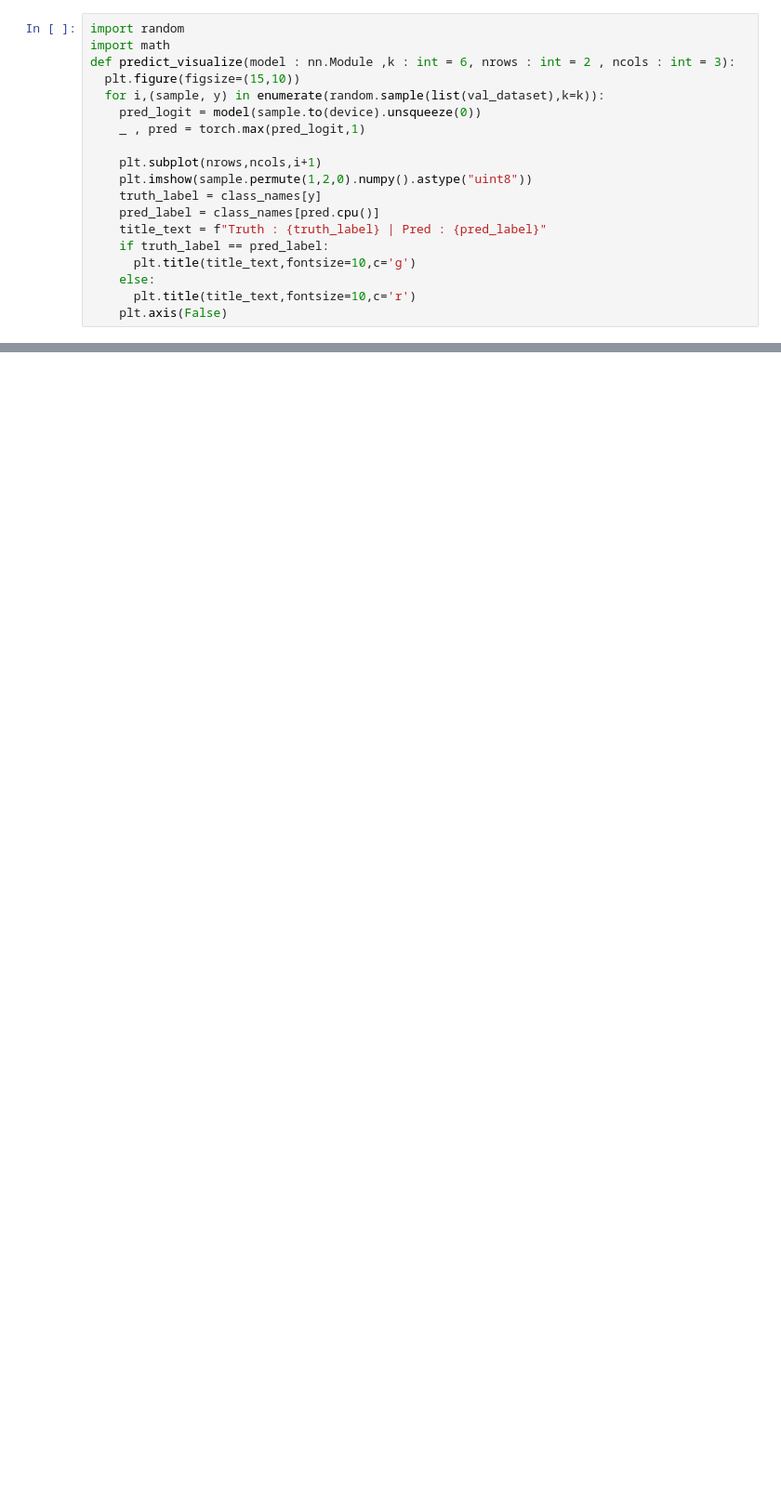
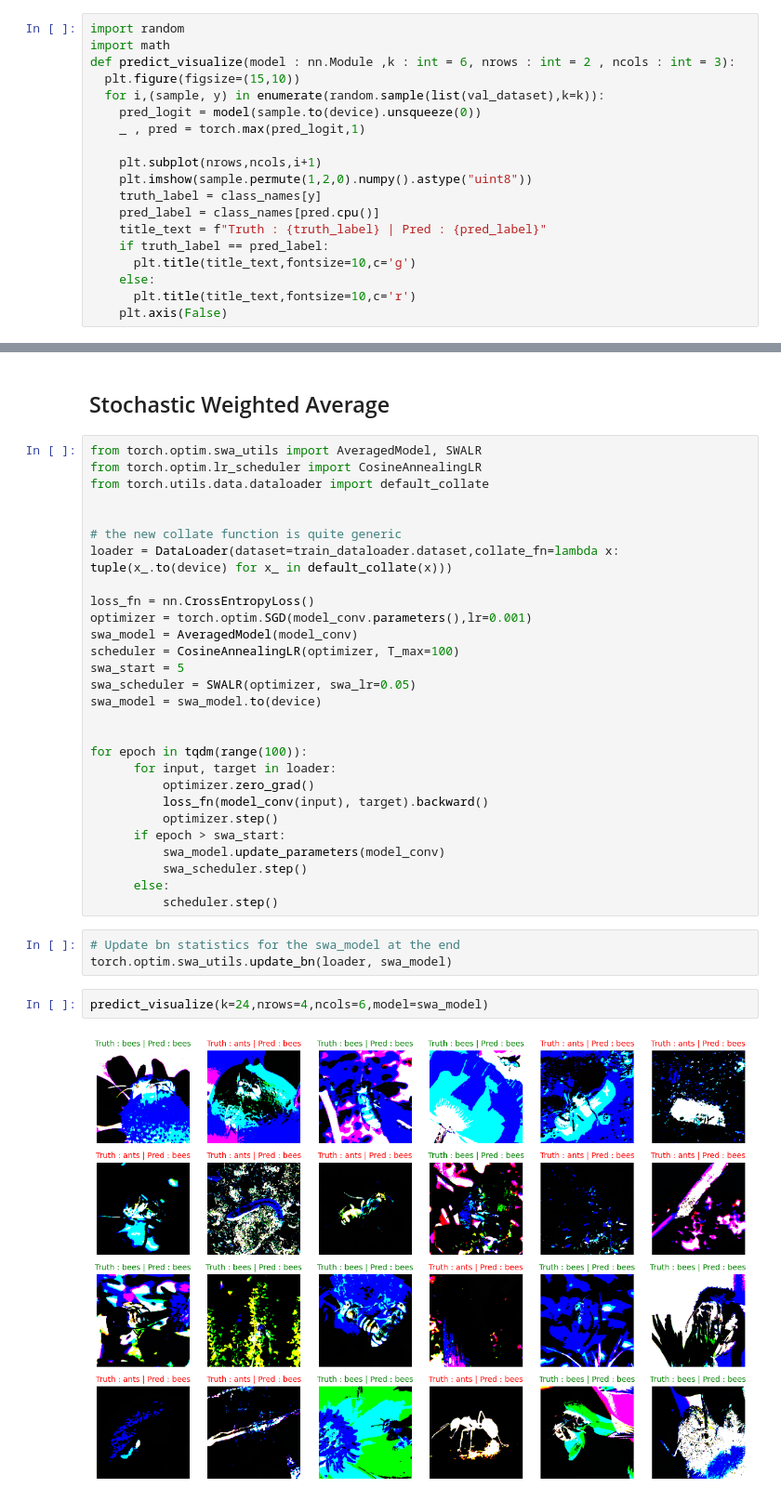
Before and after one commit to Frostbite22/learning-DL-by-doing-2, a Jupyter notebook: transfer_learning.ipynb, the cells around one changed output, grey strips where cells are left out. Shown at 93% size. Drawn from its saved outputs; the diff is of its cells as text; blank space fills up the shorter version.

```diff
--- a/transfer_learning.ipynb
+++ b/transfer_learning.ipynb
@@ -698,0 +695,37 @@ predict_visualize(k=24,nrows=4,ncols=6,model=model_ft)
+# %% [markdown]
+## Stochastic Weighted Average
+# %%
+from torch.optim.swa_utils import AveragedModel, SWALR
+from torch.optim.lr_scheduler import CosineAnnealingLR
+from torch.utils.data.dataloader import default_collate
+
+
+# the new collate function is quite generic
+loader = DataLoader(dataset=train_dataloader.dataset,collate_fn=lambda x: tuple(x_.to(device) for x_ in default_collate(x)))
+
+loss_fn = nn.CrossEntropyLoss()
+optimizer = torch.optim.SGD(model_conv.parameters(),lr=0.001)
+swa_model = AveragedModel(model_conv)
+scheduler = CosineAnnealingLR(optimizer, T_max=100)
+swa_start = 5
+swa_scheduler = SWALR(optimizer, swa_lr=0.05)
+swa_model = swa_model.to(device)
+
+
+for epoch in tqdm(range(100)):
+      for input, target in loader:
+          optimizer.zero_grad()
+          loss_fn(model_conv(input), target).backward()
+          optimizer.step()
+      if epoch > swa_start:
+          swa_model.update_parameters(model_conv)
+          swa_scheduler.step()
+      else:
+          scheduler.step()
+# %%
+# Update bn statistics for the swa_model at the end
+torch.optim.swa_utils.update_bn(loader, swa_model)
+# %%
+predict_visualize(k=24,nrows=4,ncols=6,model=swa_model)
+# %% [output]
+[figure, added]
```
Also changed, not shown: parts of 13 cells of this notebook.
